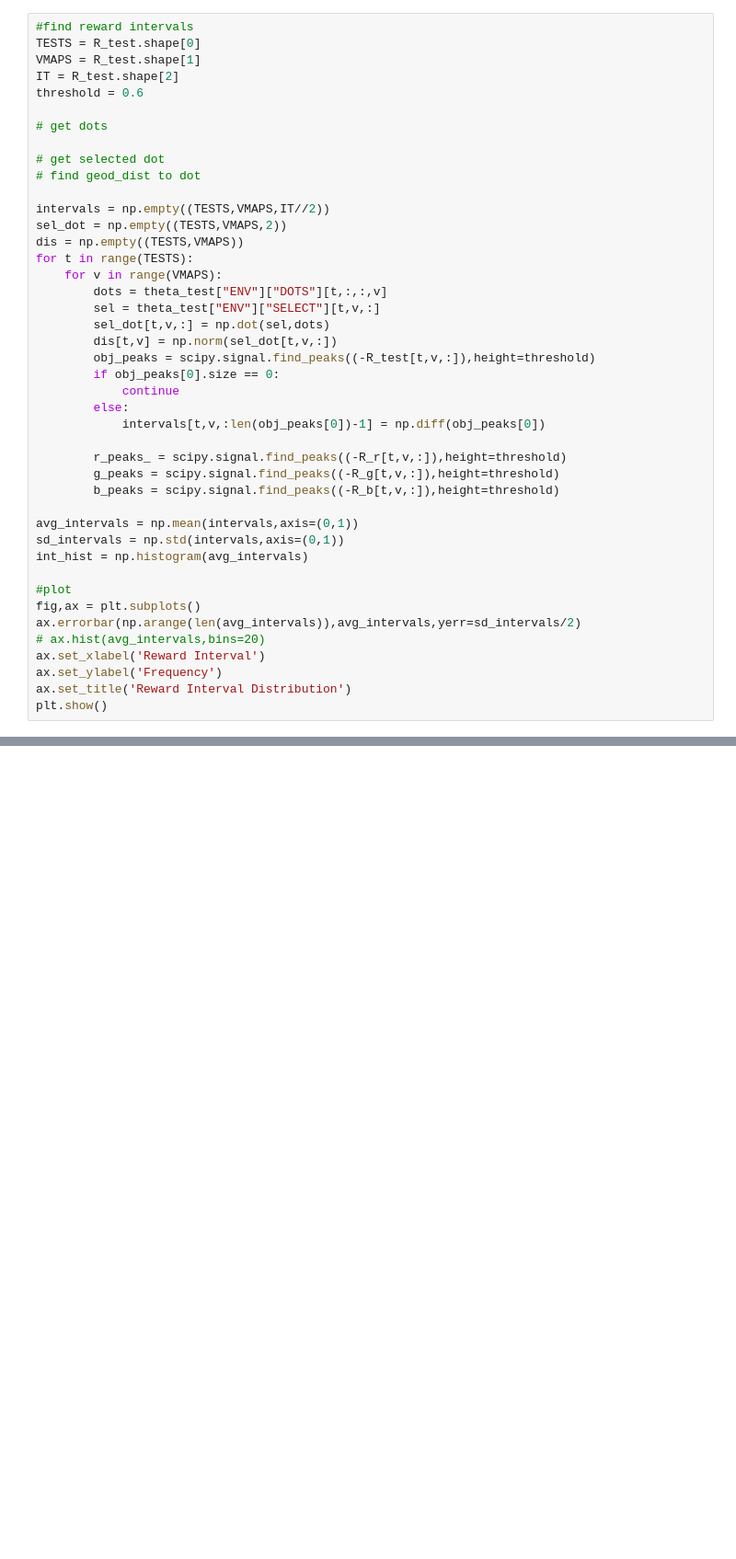
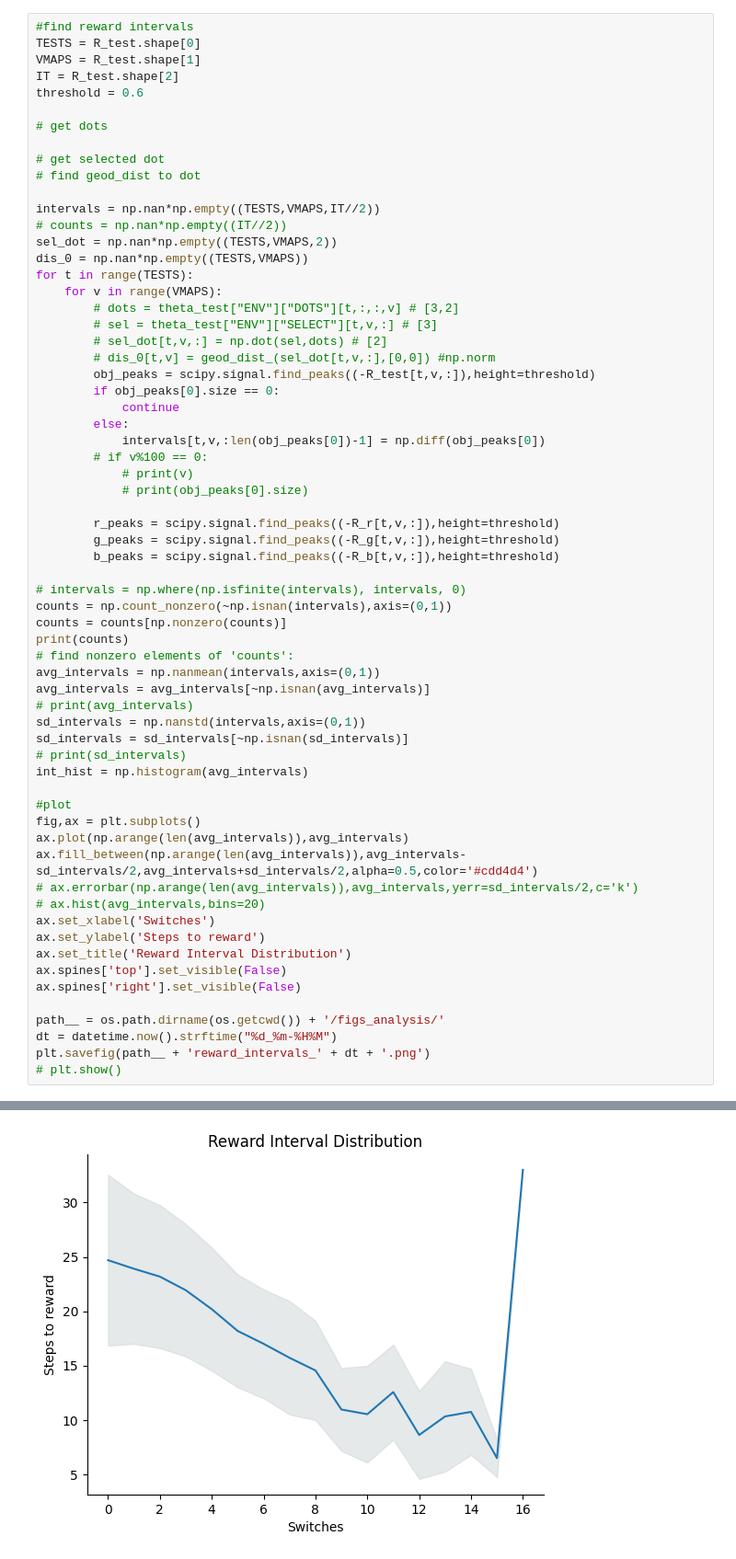
Before and after one commit to lukerj00/meta_rl_ego_sim, a Jupyter notebook: training/data_analysis.ipynb, the cells around one changed output, grey strips where cells are left out. Shown: that part at 92% size. Drawn from its saved outputs; the diff is of its cells as text; blank space fills up the shorter version.

```diff
--- a/training/data_analysis.ipynb
+++ b/training/data_analysis.ipynb
@@ -58,35 +63,56 @@ threshold = 0.6
 # get selected dot
 # find geod_dist to dot
 
-intervals = np.empty((TESTS,VMAPS,IT//2))
-sel_dot = np.empty((TESTS,VMAPS,2))
-dis = np.empty((TESTS,VMAPS))
+intervals = np.nan*np.empty((TESTS,VMAPS,IT//2))
+# counts = np.nan*np.empty((IT//2))
+sel_dot = np.nan*np.empty((TESTS,VMAPS,2))
+dis_0 = np.nan*np.empty((TESTS,VMAPS))
 for t in range(TESTS):
     for v in range(VMAPS):
-        dots = theta_test["ENV"]["DOTS"][t,:,:,v]
-        sel = theta_test["ENV"]["SELECT"][t,v,:]
-        sel_dot[t,v,:] = np.dot(sel,dots)
-        dis[t,v] = np.norm(sel_dot[t,v,:])
+        # dots = theta_test["ENV"]["DOTS"][t,:,:,v] # [3,2]
+        # sel = theta_test["ENV"]["SELECT"][t,v,:] # [3]
+        # sel_dot[t,v,:] = np.dot(sel,dots) # [2]
+        # dis_0[t,v] = geod_dist_(sel_dot[t,v,:],[0,0]) #np.norm
         obj_peaks = scipy.signal.find_peaks((-R_test[t,v,:]),height=threshold)
         if obj_peaks[0].size == 0:
             continue
         else:
             intervals[t,v,:len(obj_peaks[0])-1] = np.diff(obj_peaks[0])
+        # if v%100 == 0:
+            # print(v)
+            # print(obj_peaks[0].size)
 
-        r_peaks_ = scipy.signal.find_peaks((-R_r[t,v,:]),height=threshold)
+        r_peaks = scipy.signal.find_peaks((-R_r[t,v,:]),height=threshold)
         g_peaks = scipy.signal.find_peaks((-R_g[t,v,:]),height=threshold)
         b_peaks = scipy.signal.find_peaks((-R_b[t,v,:]),height=threshold)
 
-avg_intervals = np.mean(intervals,axis=(0,1))
-sd_intervals = np.std(intervals,axis=(0,1))
+# intervals = np.where(np.isfinite(intervals), intervals, 0)
+counts = np.count_nonzero(~np.isnan(intervals),axis=(0,1))
+counts = counts[np.nonzero(counts)]
+print(counts)
+# find nonzero elements of 'counts':
+avg_intervals = np.nanmean(intervals,axis=(0,1))
+avg_intervals = avg_intervals[~np.isnan(avg_intervals)]
+# print(avg_intervals)
+sd_intervals = np.nanstd(intervals,axis=(0,1))
+sd_intervals = sd_intervals[~np.isnan(sd_intervals)]
+# print(sd_intervals)
 int_hist = np.histogram(avg_intervals)
 
 #plot
 fig,ax = plt.subplots()
-ax.errorbar(np.arange(len(avg_intervals)),avg_intervals,yerr=sd_intervals/2)
+ax.plot(np.arange(len(avg_intervals)),avg_intervals)
+ax.fill_between(np.arange(len(avg_intervals)),avg_intervals-sd_intervals/2,avg_intervals+sd_intervals/2,alpha=0.5,color='#cdd4d4')
+# ax.errorbar(np.arange(len(avg_intervals)),avg_intervals,yerr=sd_intervals/2,c='k')
 # ax.hist(avg_intervals,bins=20)
-ax.set_xlabel('Reward Interval')
-ax.set_ylabel('Frequency')
+ax.set_xlabel('Switches')
+ax.set_ylabel('Steps to reward')
 ax.set_title('Reward Interval Distribution')
-plt.show()
+ax.spines['top'].set_visible(False)
+ax.spines['right'].set_visible(False)
+
+path__ = os.path.dirname(os.getcwd()) + '/figs_analysis/'
+dt = datetime.now().strftime("%d_%m-%H%M")
+plt.savefig(path__ + 'reward_intervals_' + dt + '.png')
+# plt.show()
 # %% [output]
@@ -93,0 +121 @@ ValueError: setting an array element with a sequence. The requested array has an
+[figure, added]
```
Also changed, not shown: parts of 3 cells of this notebook, 1 other file.
